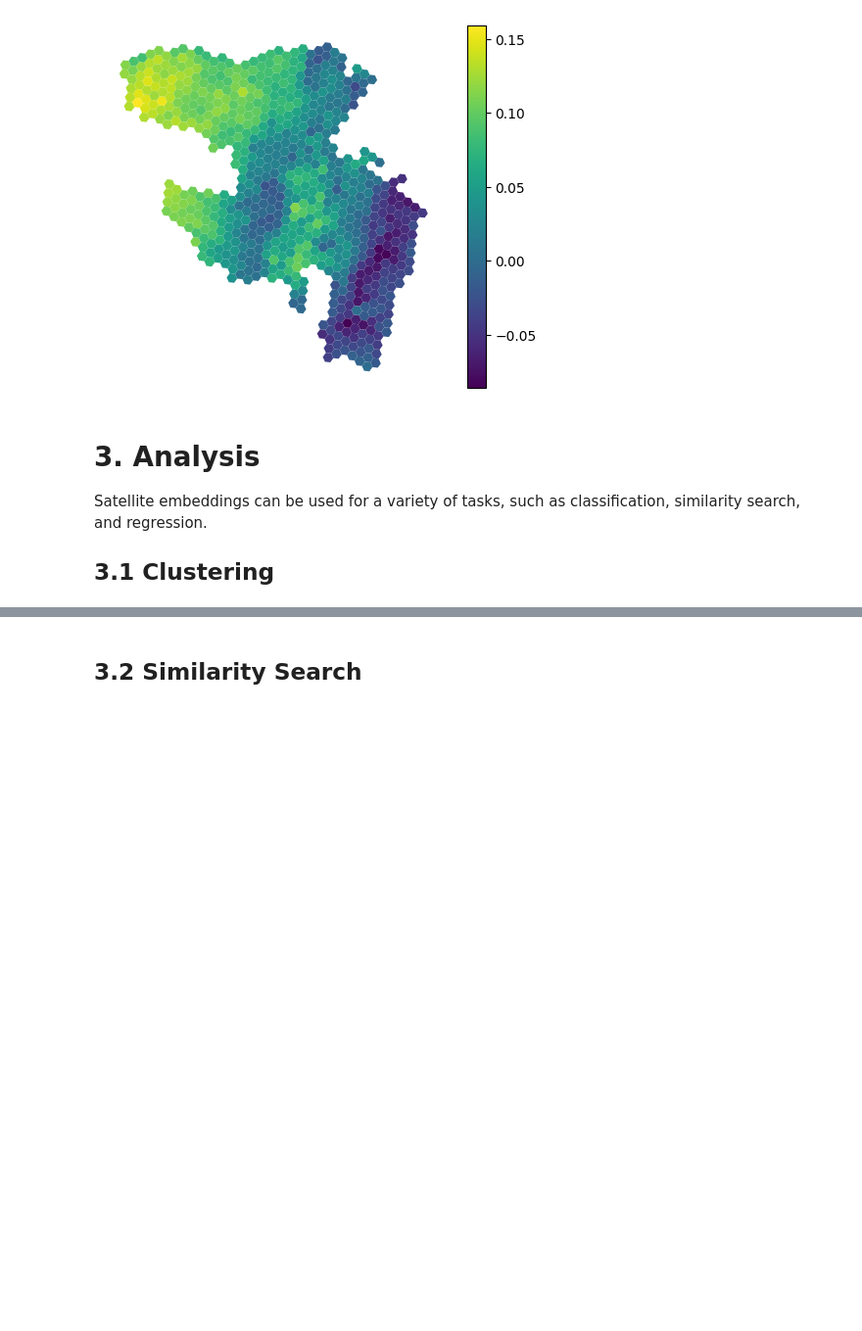
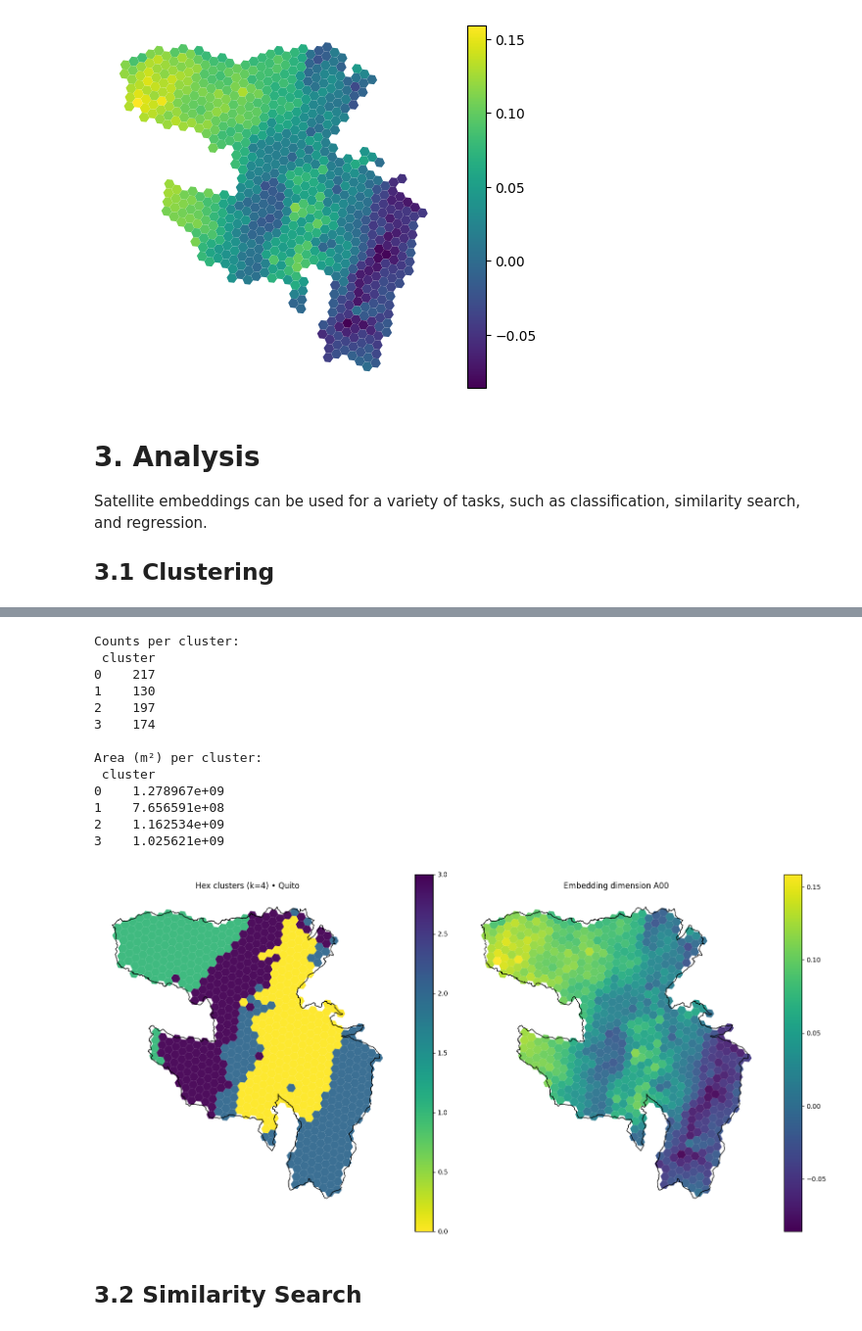
Before and after one commit to EL-BID/urbanpy, a Jupyter notebook: notebooks/AlphaEarth Embeddings.ipynb, the cells around one changed output, grey strips where cells are left out. Shown at 98% size. Saved outputs shown, nothing was run; the diff lists cells and outputs as text; code cells hidden in the pictures; blank space fills up the shorter version.

```diff
--- a/notebooks/AlphaEarth Embeddings.ipynb
+++ b/notebooks/AlphaEarth Embeddings.ipynb
@@ -151,3 +105,63 @@ plt.show()
+# %%
+SEED = 33
+K_CLUSTERS = 4
+BAND_COLS = [f"A{str(i).zfill(2)}" for i in range(64)]
+
+# clean and scale
+embeddings = embeddings.dropna(subset=BAND_COLS).reset_index(drop=True)
+X = embeddings[BAND_COLS].to_numpy(dtype=float)
+
+scaler = StandardScaler()
+Xz = scaler.fit_transform(X)
+
+km = KMeans(n_clusters=K_CLUSTERS, n_init=10, random_state=SEED)
+labels = km.fit_predict(Xz)
+embeddings["cluster"] = labels.astype(int)
+
+# small summary
+# project to a metric CRS, compute area, back to WGS84
+emb_m = embeddings.to_crs(epsg=3857).copy()
+emb_m["area_m2"] = emb_m.geometry.area
+counts = emb_m["cluster"].value_counts().sort_index()
+areas = emb_m.groupby("cluster")["area_m2"].sum().sort_index()
+print("Counts per cluster:\n", counts.to_string(), "\n")
+print("Area (m²) per cluster:\n", areas.round(0).to_string(), "\n")
+
+# plot clusters + one band
+fig, (ax1, ax2) = plt.subplots(1, 2, figsize=(16, 8))
+
+embeddings.plot(
+    column="cluster", legend=True, alpha=0.95, linewidth=0, cmap="viridis_r", ax=ax1
+)
+gpd.GeoDataFrame(geometry=quito.geometry).boundary.plot(ax=ax1, color="black", linewidth=1.0)
+ax1.set_title(f"Hex clusters (k={K_CLUSTERS}) • Quito")
+ax1.set_axis_off()
+
+embeddings.plot(
+    column="A00", legend=True, alpha=0.95, linewidth=0, cmap="viridis", ax=ax2
+)
+gpd.GeoDataFrame(geometry=quito.geometry).boundary.plot(ax=ax2, color="black", linewidth=1.0)
+ax2.set_title("Embedding dimension A00")
+ax2.set_axis_off()
+
+plt.tight_layout()
+
+plt.show()
+# %% [output]
+Counts per cluster:
+ cluster
+0    217
+1    130
+2    197
+3    174
+
+Area (m²) per cluster:
+ cluster
+0    1.278967e+09
+1    7.656591e+08
+2    1.162534e+09
+3    1.025621e+09
+[figure, added]
 # %% [markdown]
 ## 3.2 Similarity Search
 # %%
```
Also changed, not shown: parts of 9 cells of this notebook.
